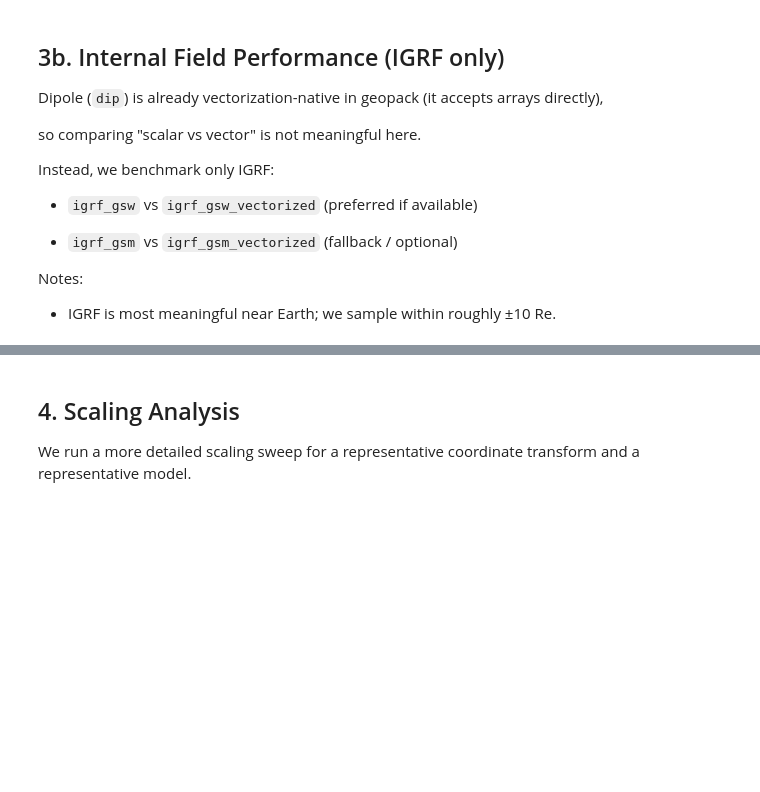
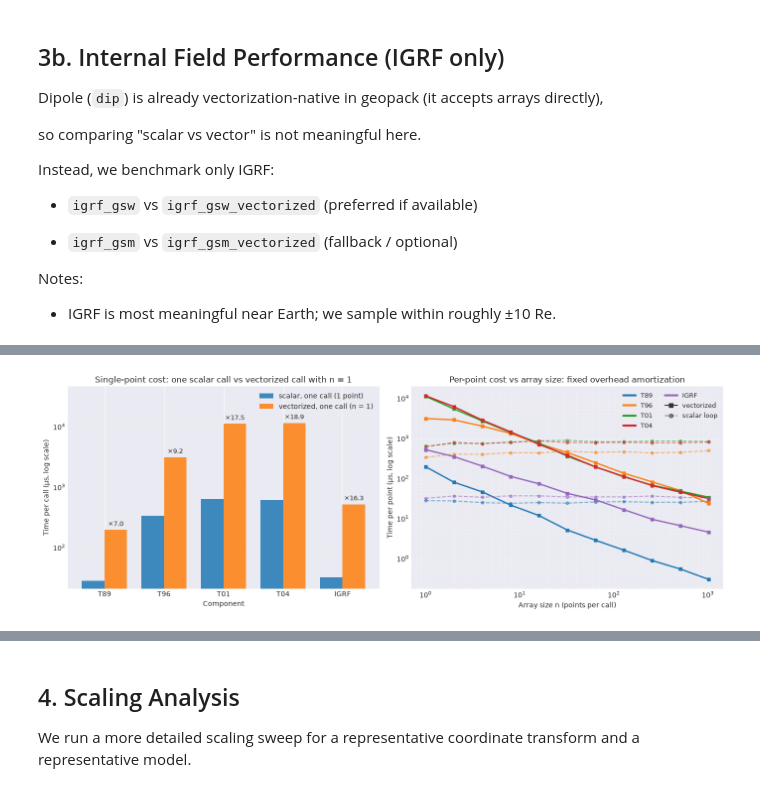
Before and after one commit to Butadiene/Mageometry, a Jupyter notebook: examples/notebooks/03_performance_comparison.ipynb, the cells around one changed output, grey strips where cells are left out. Saved outputs shown, nothing was run; the diff lists cells and outputs as text; code cells hidden in the pictures; blank space fills up the shorter version.

```diff
--- a/examples/notebooks/03_performance_comparison.ipynb
+++ b/examples/notebooks/03_performance_comparison.ipynb
@@ -546,0 +709,54 @@ IGRF_GSM      10000       1.6075       0.0950      16.9x           105288  (scal
+# %%
+# Figure: single-point equivalence test and per-point cost amortization
+from matplotlib.lines import Line2D
+
+decomp_comps = list(decomp_results.keys())
+decomp_colors = {c: f"C{i}" for i, c in enumerate(decomp_comps)}  # fixed color per component
+
+fig, (ax1, ax2) = plt.subplots(1, 2, figsize=(14, 5))
+
+# (a) one scalar call vs one vectorized call with n = 1
+xpos = np.arange(len(decomp_comps))
+w = 0.38
+t_s1 = np.array([decomp_results[c]["rows"][0]["scalar_s"] for c in decomp_comps]) * 1e6
+t_v1 = np.array([decomp_results[c]["rows"][0]["vector_s"] for c in decomp_comps]) * 1e6
+ax1.bar(xpos - w/2, t_s1, w, alpha=0.85, label="scalar, one call (1 point)")
+ax1.bar(xpos + w/2, t_v1, w, alpha=0.85, label="vectorized, one call (n = 1)")
+for i in range(len(decomp_comps)):
+    ax1.annotate(f"×{t_v1[i]/t_s1[i]:.1f}", (xpos[i] + w/2, t_v1[i] * 1.1),
+                 ha="center", va="bottom", fontsize=9)
+ax1.set_yscale("log")
+ax1.set_xticks(xpos)
+ax1.set_xticklabels(decomp_comps)
+ax1.set_xlabel("Component")
+ax1.set_ylabel("Time per call (µs, log scale)")
+ax1.set_title("Single-point cost: one scalar call vs vectorized call with n = 1")
+ax1.set_ylim(top=max(t_v1) * 4)
+ax1.legend()
+ax1.grid(True, alpha=0.3, axis="y")
+
+# (b) time per point vs array size: overhead amortization
+for c in decomp_comps:
+    rows = decomp_results[c]["rows"]
+    n = np.array([r["n"] for r in rows], dtype=float)
+    ts = np.array([r["scalar_s"] for r in rows]) / n * 1e6
+    tv = np.array([r["vector_s"] for r in rows]) / n * 1e6
+    col = decomp_colors[c]
+    ax2.loglog(n, tv, "s-", color=col, linewidth=2, markersize=5)
+    ax2.loglog(n, ts, "o--", color=col, linewidth=1.5, markersize=4, alpha=0.55)
+comp_handles = [Line2D([0], [0], color=decomp_colors[c], linewidth=3, label=c)
+                for c in decomp_comps]
+style_handles = [
+    Line2D([0], [0], color="0.2", ls="-", marker="s", label="vectorized"),
+    Line2D([0], [0], color="0.2", ls="--", marker="o", alpha=0.55, label="scalar loop"),
+]
+ax2.legend(handles=comp_handles + style_handles, ncol=2, fontsize=9)
+ax2.set_xlabel("Array size n (points per call)")
+ax2.set_ylabel("Time per point (µs, log scale)")
+ax2.set_title("Per-point cost vs array size: fixed overhead amortization")
+ax2.grid(True, alpha=0.3, which="both")
+
+plt.tight_layout()
+plt.show()
+# %% [output]
+[figure, added]
```
Also changed, not shown: parts of 14 cells of this notebook.
